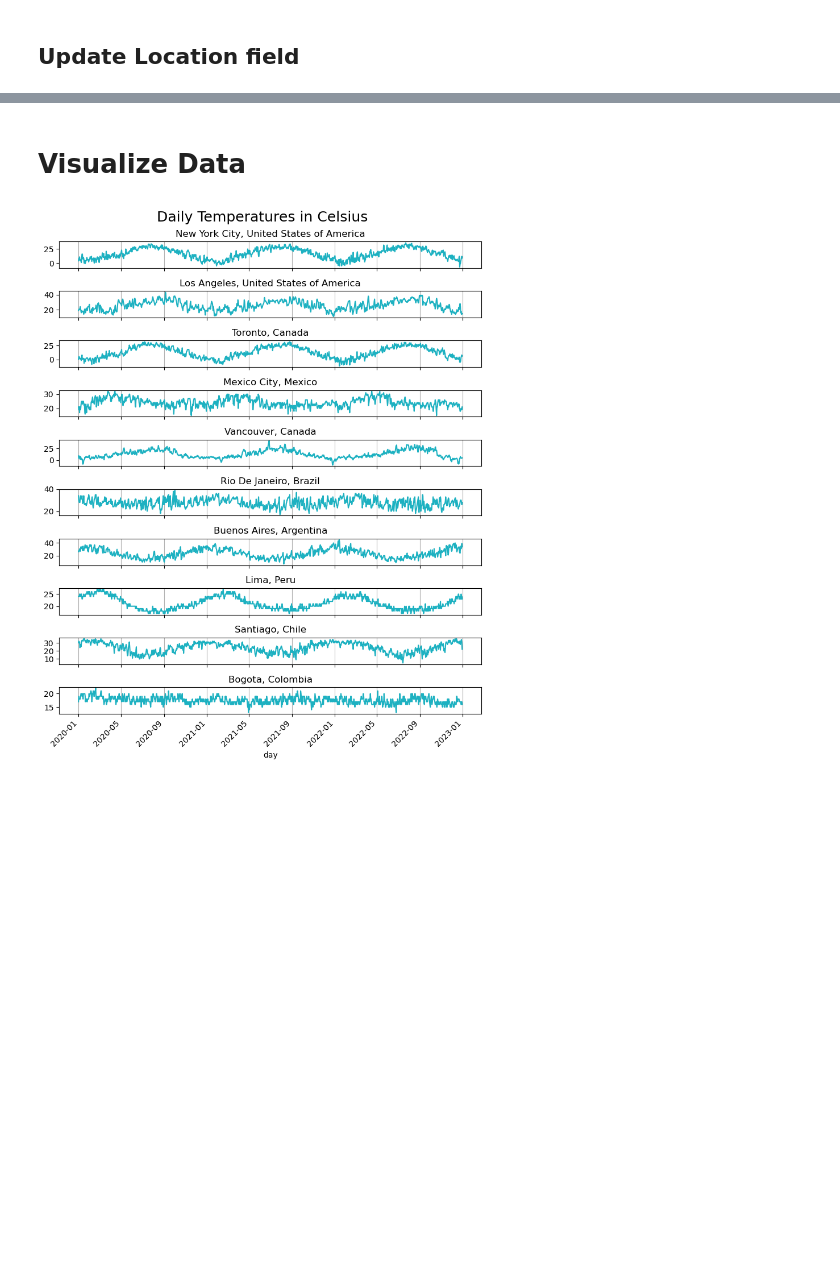
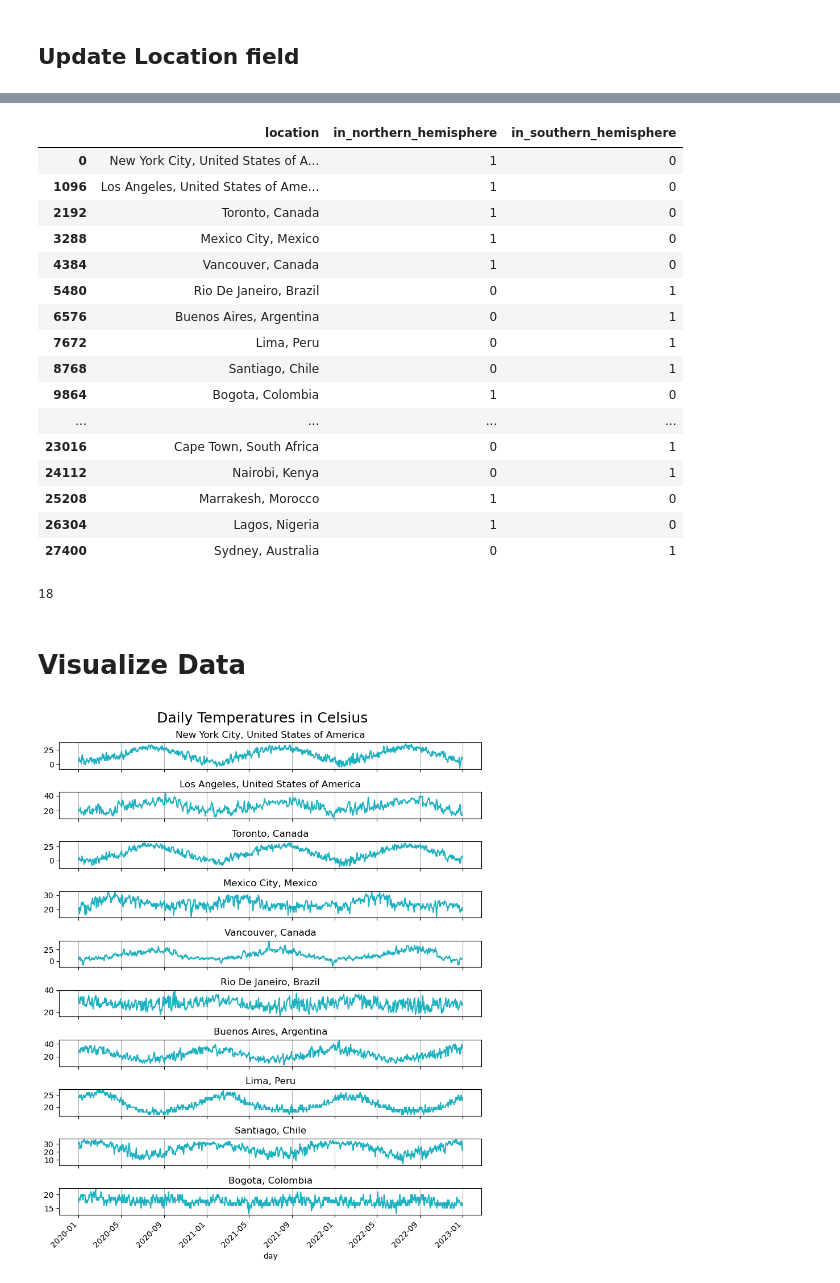
Before and after one commit to readytensor/rt-datasets-forecasting, a Jupyter notebook: datasets/raw/daily_weather/prepare_daily_weather_data.ipynb, the cells around one changed output, grey strips where cells are left out. Saved outputs shown, nothing was run; the diff lists cells and outputs as text; code cells hidden in the pictures; blank space fills up the shorter version.

```diff
--- a/datasets/raw/daily_weather/prepare_daily_weather_data.ipynb
+++ b/datasets/raw/daily_weather/prepare_daily_weather_data.ipynb
@@ -77,0 +79,58 @@ data['location'] = data['query']
+# %%
+northern_hemisphere_cities = [
+    'New York City, United States of America',
+    'Los Angeles, United States of America',
+    'Toronto, Canada',
+    'Mexico City, Mexico',
+    'Vancouver, Canada',
+    'Bogota, Colombia',
+    'London, United Kingdom',
+    'Paris, France',
+    'Rome, Italy',
+    'Berlin, Germany',
+    'Barcelona, Spain',
+    'Tokyo, Japan',
+    'Beijing, China',
+    'Bangkok, Thailand',
+    'Mumbai, India',
+    'Dubai, United Arab Emirates',
+    'Cairo, Egypt',
+    'Marrakesh, Morocco',
+    'Lagos, Nigeria',
+]
+
+southern_hemisphere_cities = [
+    'Rio De Janeiro, Brazil',
+    'Buenos Aires, Argentina',
+    'Lima, Peru',
+    'Santiago, Chile',
+    'Cape Town, South Africa',
+    'Nairobi, Kenya',
+    'Sydney, Australia'
+]
+
+data["in_northern_hemisphere"] = 0
+idx = data['location'].isin(northern_hemisphere_cities)
+data.loc[idx, "in_northern_hemisphere"] = 1
+
+data["in_southern_hemisphere"] = 1 - data["in_northern_hemisphere"]
+
+data[['location', 'in_northern_hemisphere', 'in_southern_hemisphere']].drop_duplicates()
+# %% [output]
+|  | location | in_northern_hemisphere | in_southern_hemisphere |
+| 0 | New York City, United States of A... | 1 | 0 |
+| 1096 | Los Angeles, United States of Ame... | 1 | 0 |
+| 2192 | Toronto, Canada | 1 | 0 |
+| 3288 | Mexico City, Mexico | 1 | 0 |
+| 4384 | Vancouver, Canada | 1 | 0 |
+| 5480 | Rio De Janeiro, Brazil | 0 | 1 |
+| 6576 | Buenos Aires, Argentina | 0 | 1 |
+| 7672 | Lima, Peru | 0 | 1 |
+| 8768 | Santiago, Chile | 0 | 1 |
+| 9864 | Bogota, Colombia | 1 | 0 |
+| ... | ... | ... | ... |
+| 23016 | Cape Town, South Africa | 0 | 1 |
+| 24112 | Nairobi, Kenya | 0 | 1 |
+| 25208 | Marrakesh, Morocco | 1 | 0 |
+| 26304 | Lagos, Nigeria | 1 | 0 |
+| 27400 | Sydney, Australia | 0 | 1 |
@@ -78,3 +149,7 @@ data['location'] = data['query']
+# %%
+len(exog_cols)
+# %% [output]
+18
 # %% [markdown]
 # Visualize Data
 # %%
```
Also changed, not shown: parts of 5 cells of this notebook, 11 other files.
